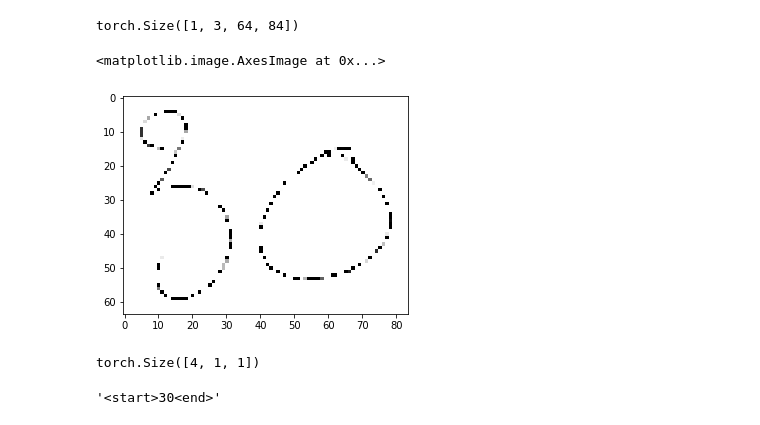
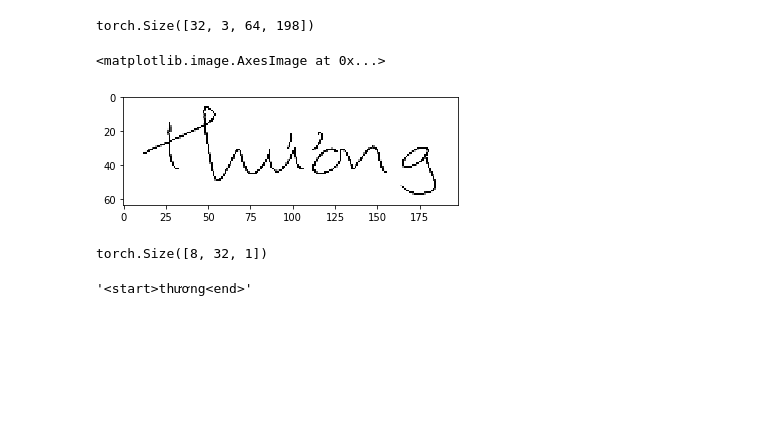
Before and after one commit to VinhLoiIT/vietnamese-htr, a Jupyter notebook: inference.ipynb, the cells around one changed output. Saved outputs shown, nothing was run; the diff lists cells and outputs as text; code cells hidden in the pictures; blank space fills up the shorter version.

```diff
--- a/inference.ipynb
+++ b/inference.ipynb
@@ -41,11 +41,12 @@ info = torch.load(os.path.join(CKPT_DIR, 'BEST_weights.pt'), map_location='cpu')
 image_transform = transforms.Compose([
     transforms.Grayscale(3),
     ScaleImageByHeight(64),
+    PaddingWidth(64),
     transforms.ToTensor(),
 ])
 # %%
 test_data = get_dataset('test', image_transform)
-test_loader = DataLoader(test_data, batch_size=1, shuffle=False, collate_fn=collate_fn)
+test_loader = DataLoader(test_data, batch_size=config['batch_size'], shuffle=False, collate_fn=collate_fn, num_workers=2)
 # %%
 encoder = Encoder(config['depth'], config['n_blocks'], config['growth_rate'])
 if info['encoder_state'] is not None:
@@ -68,18 +69,18 @@ imgs, targets, targets_onehot, lengths = next(test_iter)
 # %%
 imgs.size()
 # %% [output]
-torch.Size([1, 3, 64, 84])
+torch.Size([32, 3, 64, 198])
 # %%
-plt.imshow(imgs.squeeze().permute(1,2,0))
+plt.imshow(imgs[0].squeeze().permute(1,2,0))
 # %% [output]
 <matplotlib.image.AxesImage at 0x...>
-[figure, old version]
+[figure, new version]
 # %%
 targets.size()
 # %% [output]
-torch.Size([4, 1, 1])
+torch.Size([8, 32, 1])
 # %%
-''.join([int2char[x.item()] for x in targets.squeeze()])
+''.join([int2char[x.item()] for x in targets[:,0].squeeze()])
 # %% [output]
-'<start>30<end>'
+'<start>thương<end>'
 # %%
```
Also changed, not shown: parts of 22 cells of this notebook, 1 other file.
